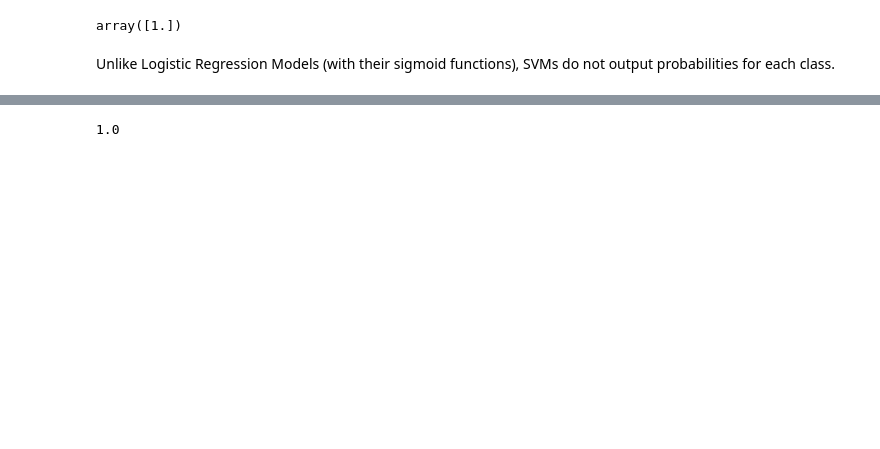
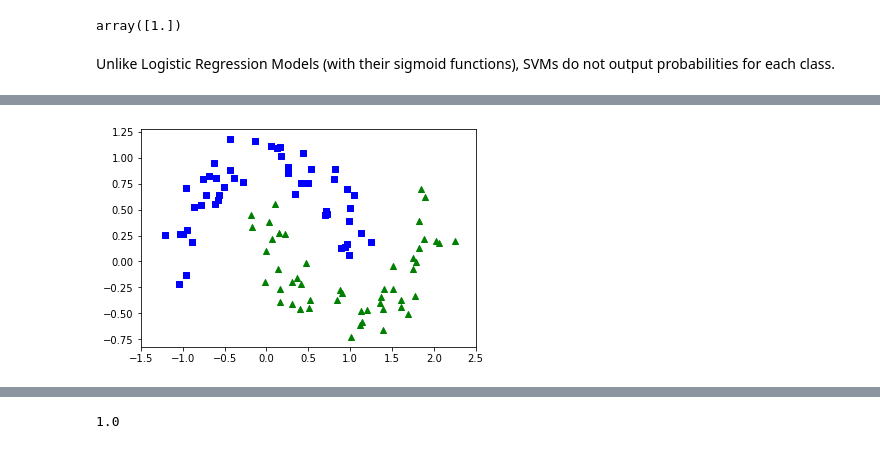
Before and after one commit to ZhangNingSAU/Spring-2021-CSCI-480-Machine-Learning, a Jupyter notebook: Slides/05_SVMs.ipynb, the cells around one changed output, grey strips where cells are left out. Cells and saved outputs as stored; diff of their text form; code cells hidden in the pictures; blank space fills up the shorter version.

```diff
--- a/Slides/05_SVMs.ipynb
+++ b/Slides/05_SVMs.ipynb
@@ -93,6 +87,16 @@ from sklearn.datasets import make_moons
 from sklearn.preprocessing import PolynomialFeatures
 # %%
 X, y = make_moons(n_samples=100, noise=0.15)
+# %%
+X0 = X[y==0]
+X1 = X[y==1]
+# %%
+plt.scatter(X0[:,0],X0[:,1],marker="s", color='b')
+plt.scatter(X1[:,0],X1[:,1],marker="^", color='g')
+plt.xlim([-1.5,2.5])
+plt.show([-1.0,1.5])
+# %% [output]
+[figure, added]
 # %%
 polynomial_svm_clf = Pipeline([
     ("poly_features", PolynomialFeatures(degree=3)),
```
Also changed, not shown: parts of 25 cells of this notebook.
